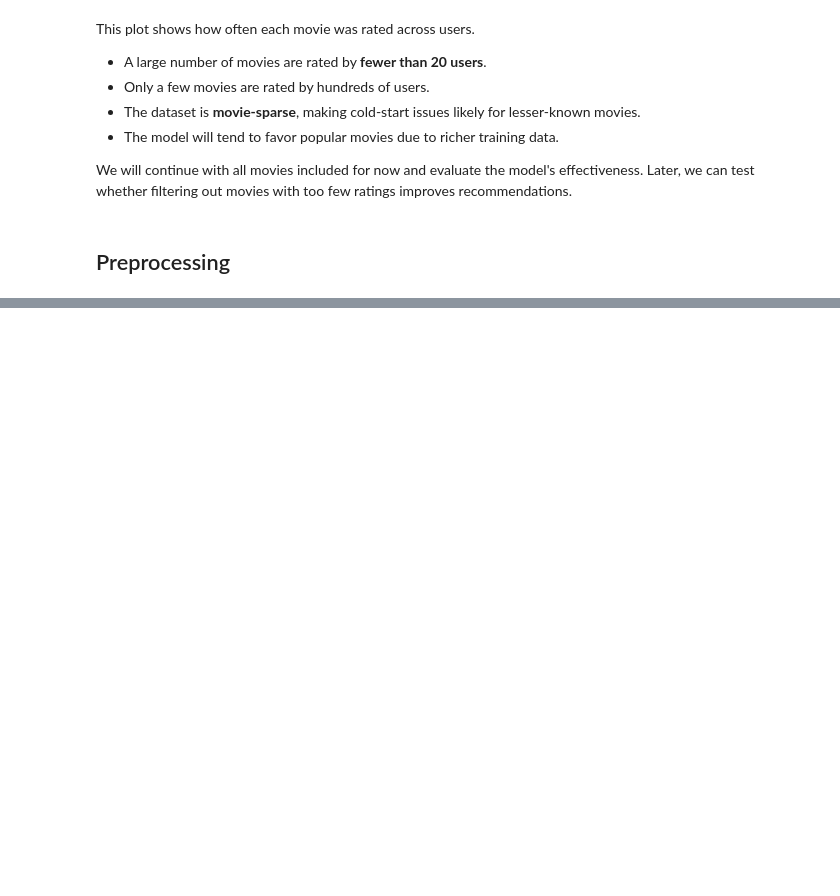
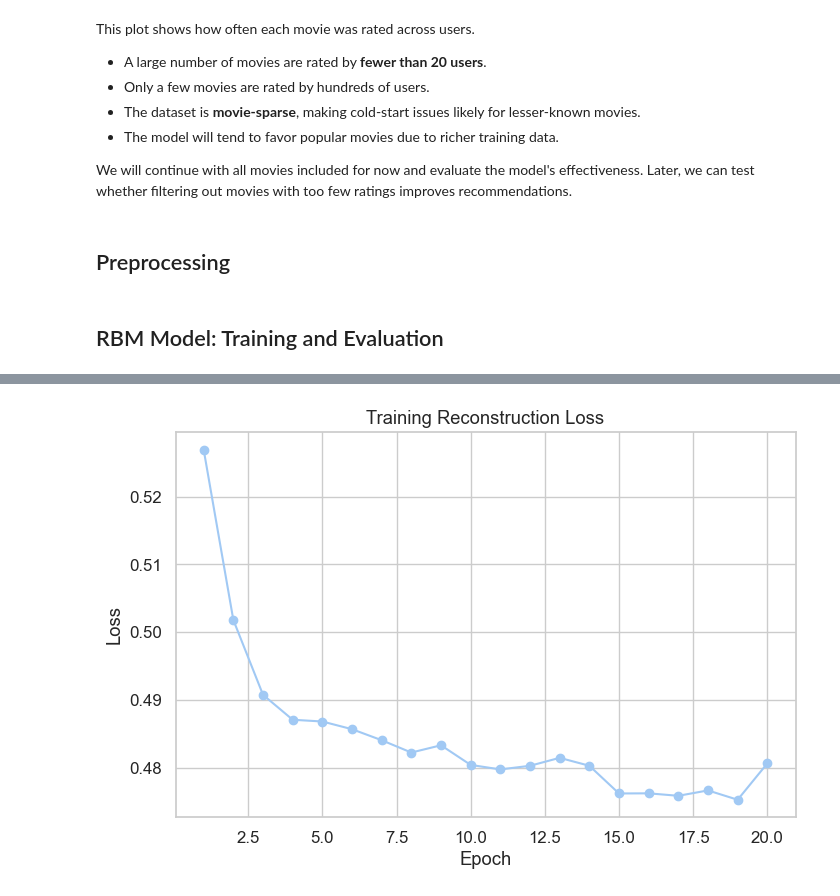
Before and after one commit to bhakuni27/Deep-Learning-Models, a Jupyter notebook: DL_Models/RBM/rbm_notebook.ipynb, the cells around one changed output, grey strips where cells are left out. Drawn from its saved outputs; the diff is of its cells as text; code cells hidden in the pictures; blank space fills up the shorter version.

```diff
--- a/DL_Models/RBM/rbm_notebook.ipynb
+++ b/DL_Models/RBM/rbm_notebook.ipynb
@@ -158,3 +157,28 @@ for user in range(training_data.shape[0]):
             train_data[user][item] = -1  # hide from training
     else:
         test_data[user] = -1  # not enough data for reliable testing
+# %% [markdown]
+## RBM Model: Training and Evaluation
+# %%
+class RBM(nn.Module):
+    def __init__(self, n_visible, n_hidden):
+        super(RBM, self).__init__()
+        self.W = nn.Parameter(torch.randn(n_hidden, n_visible) * 0.1)  # Weight matrix
+        self.h_bias = nn.Parameter(torch.zeros(n_hidden))  # Hidden layer bias
+        self.v_bias = nn.Parameter(torch.zeros(n_visible))  # Visible layer bias
+
+    def sample_hidden(self, v):
+        # Probabilities of hidden units
+        h_prob = torch.sigmoid(torch.matmul(v, self.W.t()) + self.h_bias)
+        return h_prob, torch.bernoulli(h_prob)
+
+    def sample_visible(self, h):
+        # Probabilities of visible units
+        v_prob = torch.sigmoid(torch.matmul(h, self.W) + self.v_bias)
+        return v_prob, torch.bernoulli(v_prob)
+
+    def forward(self, v):
+        # Gibbs sampling step: v -> h -> v
+        h_prob, h_sample = self.sample_hidden(v)
+        v_prob, v_sample = self.sample_visible(h_sample)
+        return v_prob
@@ -160,0 +231,9 @@ for user in range(training_data.shape[0]):
+# %%
+rbm = RBM(n_visible=training_data.shape[1], n_hidden=128)
+epochs = 20
+batch_size = 128
+learning_rate = 0.1
+
+# Train
+train_rbm(rbm, training_data, epochs=epochs, batch_size=batch_size, lr=learning_rate)
+# %% [output]
@@ -160,0 +260 @@ for user in range(training_data.shape[0]):
+[figure, added]
```
Also changed, not shown: parts of 6 cells of this notebook.
